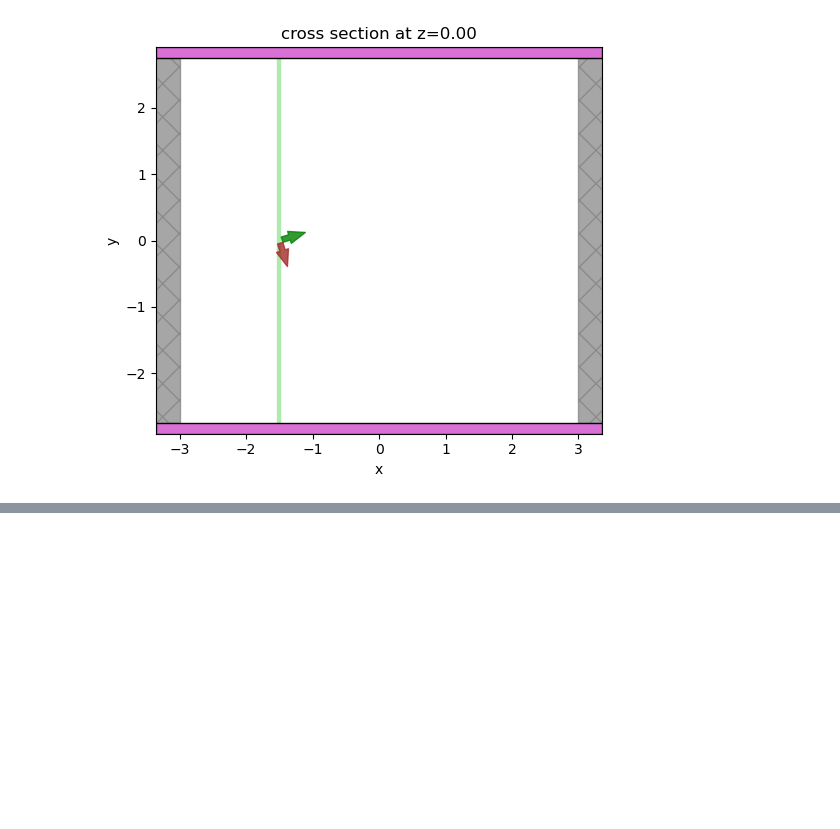
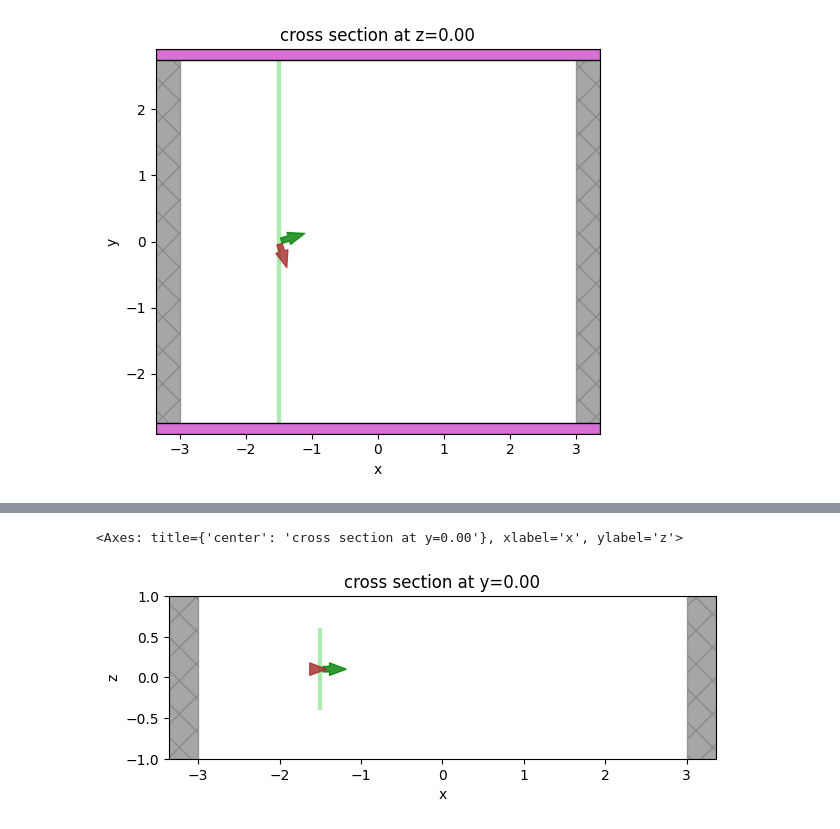
Before and after one commit to Dj1312/pepper, a Jupyter notebook: examples/2d_gaussian_beam.ipynb, the cells around one changed output, grey strips where cells are left out. Saved outputs shown, nothing was run; the diff lists cells and outputs as text; code cells hidden in the pictures; blank space fills up the shorter version.

```diff
--- a/examples/2d_gaussian_beam.ipynb
+++ b/examples/2d_gaussian_beam.ipynb
@@ -212,0 +218,5 @@ gauss.unpop_axis(bounds_norm, bounds_plane, axis=gauss.normal_axis)
+# %%
+sim3d.plot(y=0)
+# %% [output]
+<Axes: title={'center': 'cross section at y=0.00'}, xlabel='x', ylabel='z'>
+[figure, added]
```
Also changed, not shown: parts of 48 cells of this notebook, 4 other files.
